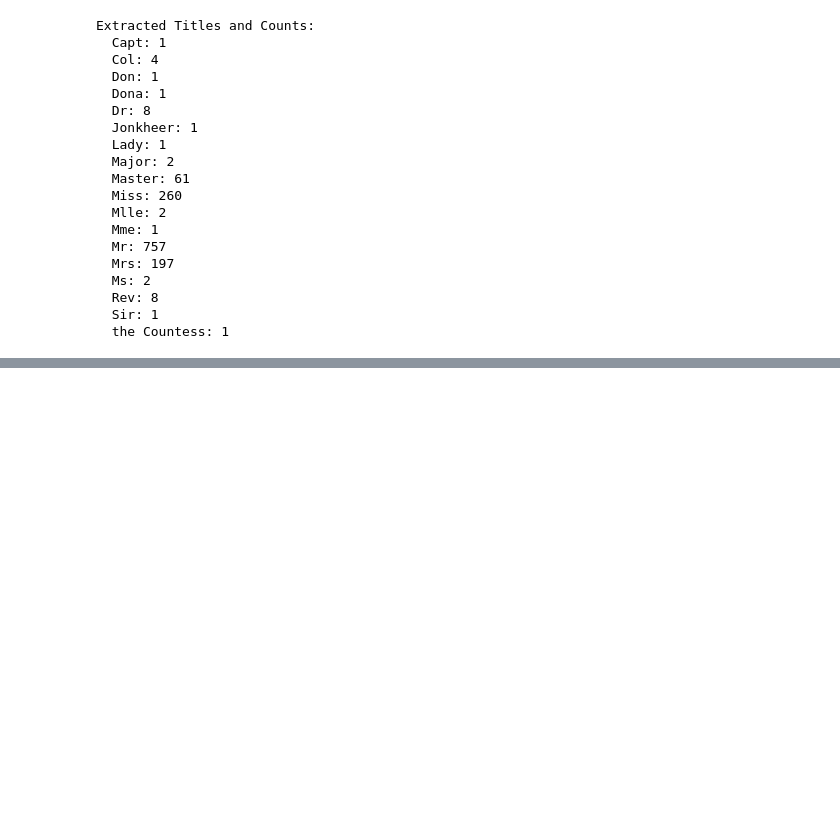
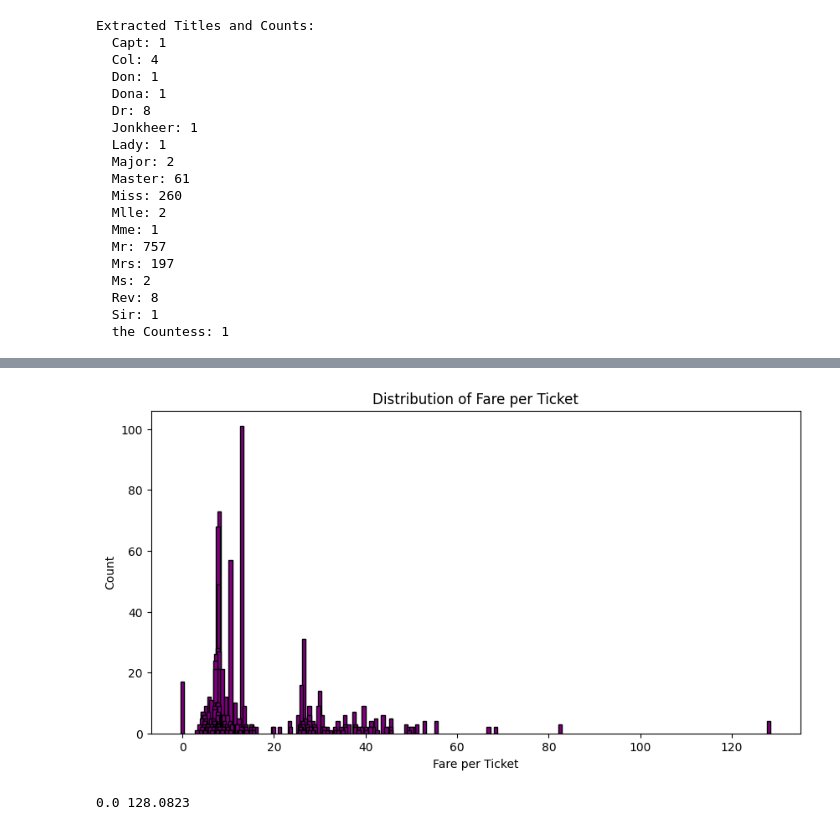
Before and after one commit to AlbertBechar/titanic-problem, a Jupyter notebook: titanic.ipynb, the cells around one changed output, grey strips where cells are left out. Saved outputs shown, nothing was run; the diff lists cells and outputs as text; code cells hidden in the pictures; blank space fills up the shorter version.

```diff
--- a/titanic.ipynb
+++ b/titanic.ipynb
@@ -293,0 +329,8 @@ Extracted Titles and Counts:
+# %%
+print(combined_pd['Age'].min(), combined_pd['Age'].max())
+
+# Create age bins and apply them to the dataset
+bins = np.array([1, 10, 20, 30, 40, 50, 60, 70, 80])
+combined_pd['Age_Bin'] = pd.cut(combined_pd['Age'], bins)
+
+display(combined_pd.head())
@@ -293,0 +348,26 @@ Extracted Titles and Counts:
+# %%
+# Count occurrences of each ticket to find group sizes
+ticket_dict = dict(combined_pd['Ticket'].value_counts())
+combined_pd['tkt_count'] = combined_pd['Ticket'].map(ticket_dict)
+
+# Calculate fare per ticket
+combined_pd['Fare_per_Ticket'] = combined_pd['Fare'] / combined_pd['tkt_count']
+
+# Plot fare per ticket distribution with consistent sizing
+plt.figure(figsize=(10, 5))
+plt.bar(combined_pd['Fare_per_Ticket'].value_counts().index.values, combined_pd['Fare_per_Ticket'].value_counts(), color='purple', edgecolor='black')
+plt.title("Distribution of Fare per Ticket")
+plt.xlabel("Fare per Ticket")
+plt.ylabel("Count")
+plt.show()
+
+print(combined_pd['Fare_per_Ticket'].min(), combined_pd['Fare_per_Ticket'].max())
+
+# Bin fare-per-ticket values
+bins = [0, 20, 40, 60, 80, 150]
+combined_pd['Fare_Bin'] = pd.cut(combined_pd['Fare_per_Ticket'], bins)
+
+display(combined_pd.head())
+# %% [output]
+[figure, added]
+0.0 128.0823
```
Also changed, not shown: parts of 14 cells of this notebook.
